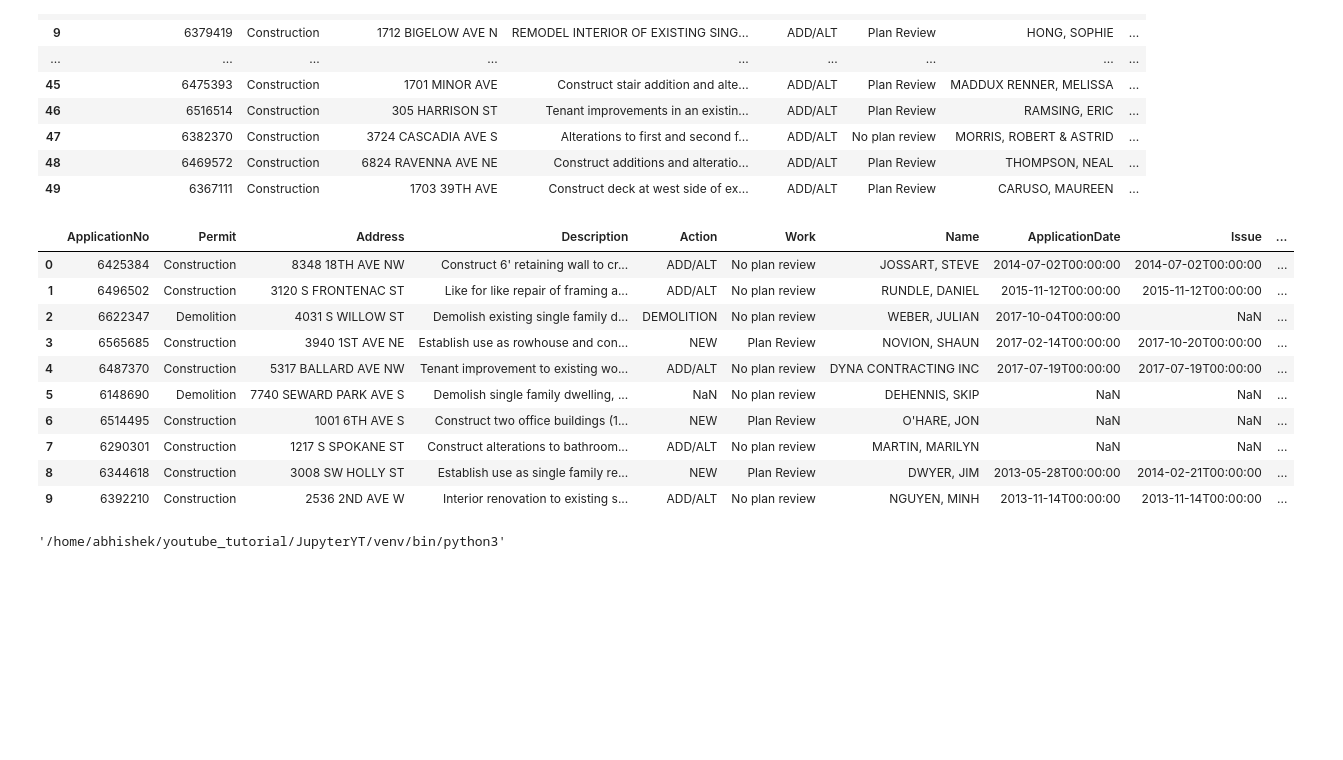
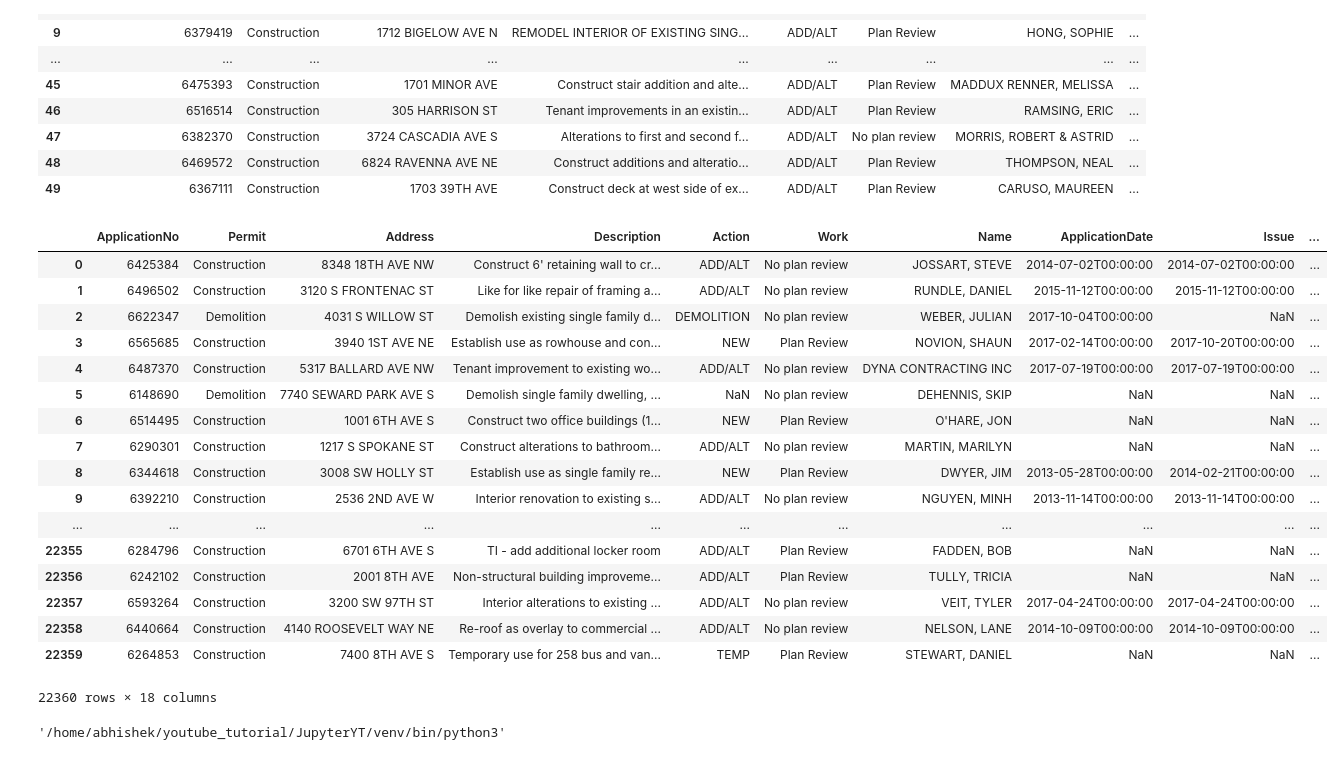
Before and after one commit to TheAbhishekJha/Seattle_Permit_Analysis, a Jupyter notebook: ZS.ipynb, the cells around one changed output. Cells and saved outputs as stored; diff of their text form; code cells hidden in the pictures; blank space fills up the shorter version.

```diff
--- a/ZS.ipynb
+++ b/ZS.ipynb
@@ -29,19 +29,26 @@ df.head(50)
 | 48 | 6469572 | Construction | 6824 RAVENNA AVE NE | Construct additions and alteratio... | ADD/ALT | Plan Review | THOMPSON, NEAL | ... |
 | 49 | 6367111 | Construction | 1703 39TH AVE | Construct deck at west side of ex... | ADD/ALT | Plan Review | CARUSO, MAUREEN | ... |
 # %%
-testdf.head(10)
+testdf
 # %% [output]
 |  | ApplicationNo | Permit | Address | Description | Action | Work | Name | ApplicationDate | Issue | ... |
 | 0 | 6425384 | Construction | 8348 18TH AVE NW | Construct 6' retaining wall to cr... | ADD/ALT | No plan review | JOSSART, STEVE | 2014-07-02T00:00:00 | 2014-07-02T00:00:00 | ... |
 | 1 | 6496502 | Construction | 3120 S FRONTENAC ST | Like for like repair of framing a... | ADD/ALT | No plan review | RUNDLE, DANIEL | 2015-11-12T00:00:00 | 2015-11-12T00:00:00 | ... |
 | 2 | 6622347 | Demolition | 4031 S WILLOW ST | Demolish existing single family d... | DEMOLITION | No plan review | WEBER, JULIAN | 2017-10-04T00:00:00 | NaN | ... |
 | 3 | 6565685 | Construction | 3940 1ST AVE NE | Establish use as rowhouse and con... | NEW | Plan Review | NOVION, SHAUN | 2017-02-14T00:00:00 | 2017-10-20T00:00:00 | ... |
 | 4 | 6487370 | Construction | 5317 BALLARD AVE NW | Tenant improvement to existing wo... | ADD/ALT | No plan review | DYNA CONTRACTING INC | 2017-07-19T00:00:00 | 2017-07-19T00:00:00 | ... |
 | 5 | 6148690 | Demolition | 7740 SEWARD PARK AVE S | Demolish single family dwelling, ... | NaN | No plan review | DEHENNIS, SKIP | NaN | NaN | ... |
 | 6 | 6514495 | Construction | 1001 6TH AVE S | Construct two office buildings (1... | NEW | Plan Review | O'HARE, JON | NaN | NaN | ... |
 | 7 | 6290301 | Construction | 1217 S SPOKANE ST | Construct alterations to bathroom... | ADD/ALT | No plan review | MARTIN, MARILYN | NaN | NaN | ... |
 | 8 | 6344618 | Construction | 3008 SW HOLLY ST | Establish use as single family re... | NEW | Plan Review | DWYER, JIM | 2013-05-28T00:00:00 | 2014-02-21T00:00:00 | ... |
 | 9 | 6392210 | Construction | 2536 2ND AVE W | Interior renovation to existing s... | ADD/ALT | No plan review | NGUYEN, MINH | 2013-11-14T00:00:00 | 2013-11-14T00:00:00 | ... |
+| ... | ... | ... | ... | ... | ... | ... | ... | ... | ... | ... |
+| 22355 | 6284796 | Construction | 6701 6TH AVE S | TI - add additional locker room | ADD/ALT | Plan Review | FADDEN, BOB | NaN | NaN | ... |
+| 22356 | 6242102 | Construction | 2001 8TH AVE | Non-structural building improveme... | ADD/ALT | Plan Review | TULLY, TRICIA | NaN | NaN | ... |
+| 22357 | 6593264 | Construction | 3200 SW 97TH ST | Interior alterations to existing ... | ADD/ALT | No plan review | VEIT, TYLER | 2017-04-24T00:00:00 | 2017-04-24T00:00:00 | ... |
+| 22358 | 6440664 | Construction | 4140 ROOSEVELT WAY NE | Re-roof as overlay to commercial ... | ADD/ALT | No plan review | NELSON, LANE | 2014-10-09T00:00:00 | 2014-10-09T00:00:00 | ... |
+| 22359 | 6264853 | Construction | 7400 8TH AVE S | Temporary use for 258 bus and van... | TEMP | Plan Review | STEWART, DANIEL | NaN | NaN | ... |
+22360 rows × 18 columns
 # %%
 import sys
 sys.executable
```
Also changed, not shown: parts of 137 cells of this notebook, 3 other files.
